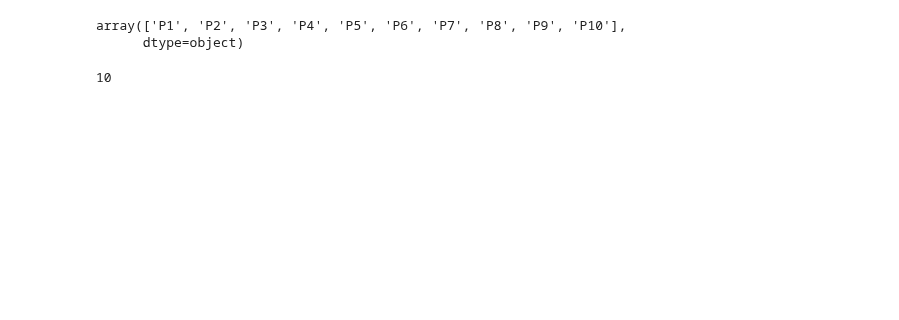
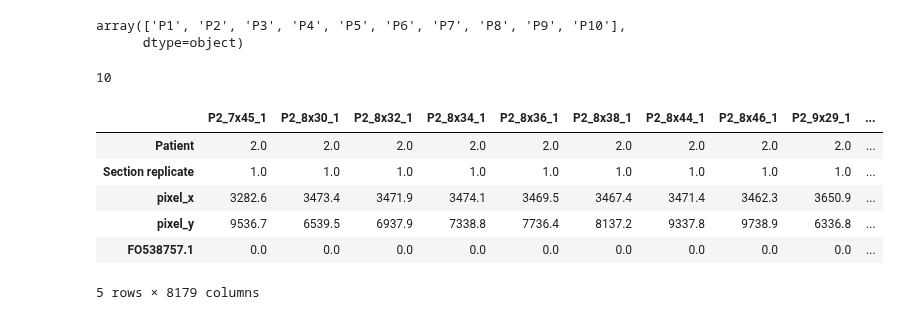
Before and after one commit to kiristern/QLSsummer2022, a Jupyter notebook: explore_data.ipynb, the cells around one changed output. Cells and saved outputs as stored; diff of their text form; code cells hidden in the pictures; blank space fills up the shorter version.

```diff
--- a/explore_data.ipynb
+++ b/explore_data.ipynb
@@ -408,3 +439,13 @@ array(['P1', 'P2', 'P3', 'P4', 'P5', 'P6', 'P7', 'P8', 'P9', 'P10'],
 len(scRNA) # number of patients = 10 (as expected)
 # %% [output]
 10
+# %%
+all_counts.head()
+# %% [output]
+|  | P2_7x45_1 | P2_8x30_1 | P2_8x32_1 | P2_8x34_1 | P2_8x36_1 | P2_8x38_1 | P2_8x44_1 | P2_8x46_1 | P2_9x29_1 | ... |
+| Patient | 2.0 | 2.0 | 2.0 | 2.0 | 2.0 | 2.0 | 2.0 | 2.0 | 2.0 | ... |
+| Section replicate | 1.0 | 1.0 | 1.0 | 1.0 | 1.0 | 1.0 | 1.0 | 1.0 | 1.0 | ... |
+| pixel_x | 3282.6 | 3473.4 | 3471.9 | 3474.1 | 3469.5 | 3467.4 | 3471.4 | 3462.3 | 3650.9 | ... |
+| pixel_y | 9536.7 | 6539.5 | 6937.9 | 7338.8 | 7736.4 | 8137.2 | 9337.8 | 9738.9 | 6336.8 | ... |
+| FO538757.1 | 0.0 | 0.0 | 0.0 | 0.0 | 0.0 | 0.0 | 0.0 | 0.0 | 0.0 | ... |
+5 rows × 8179 columns
```
Also changed, not shown: parts of 12 cells of this notebook.
